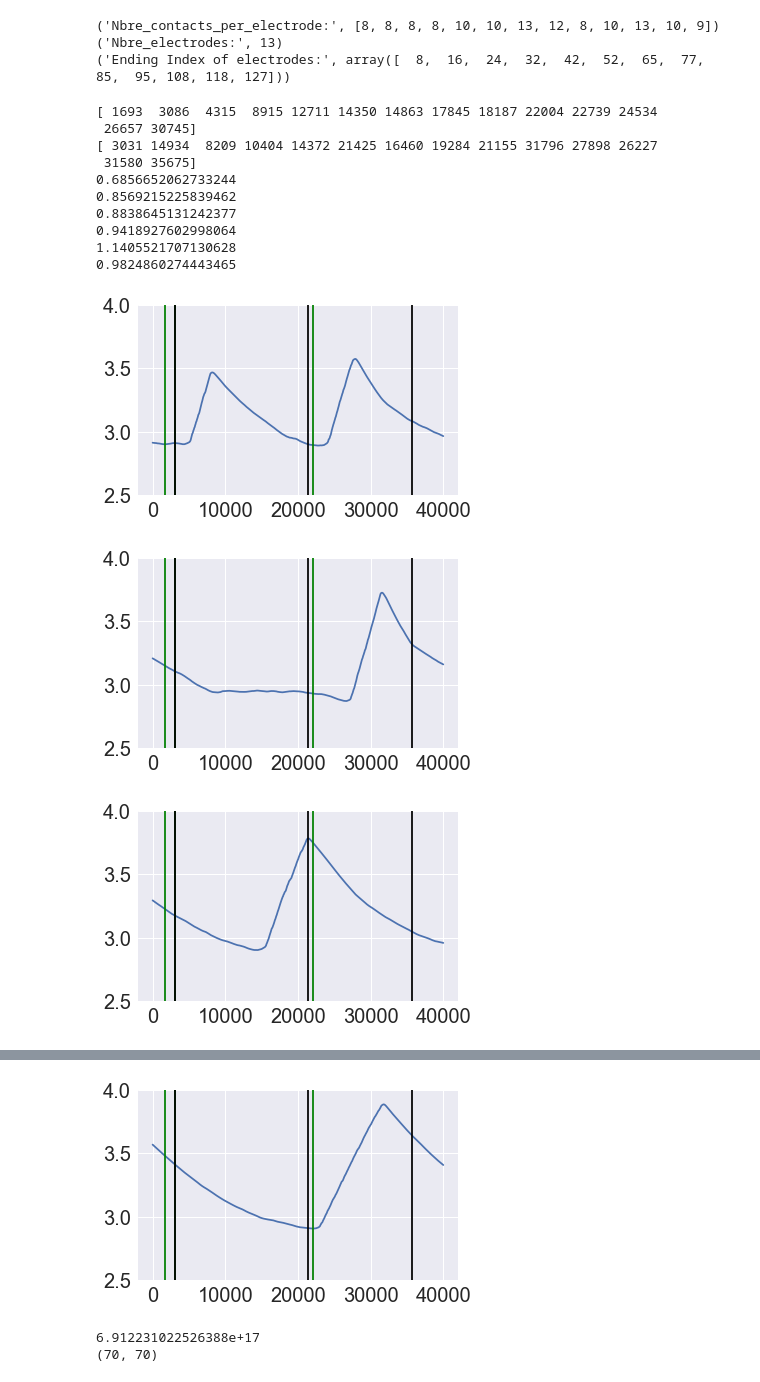
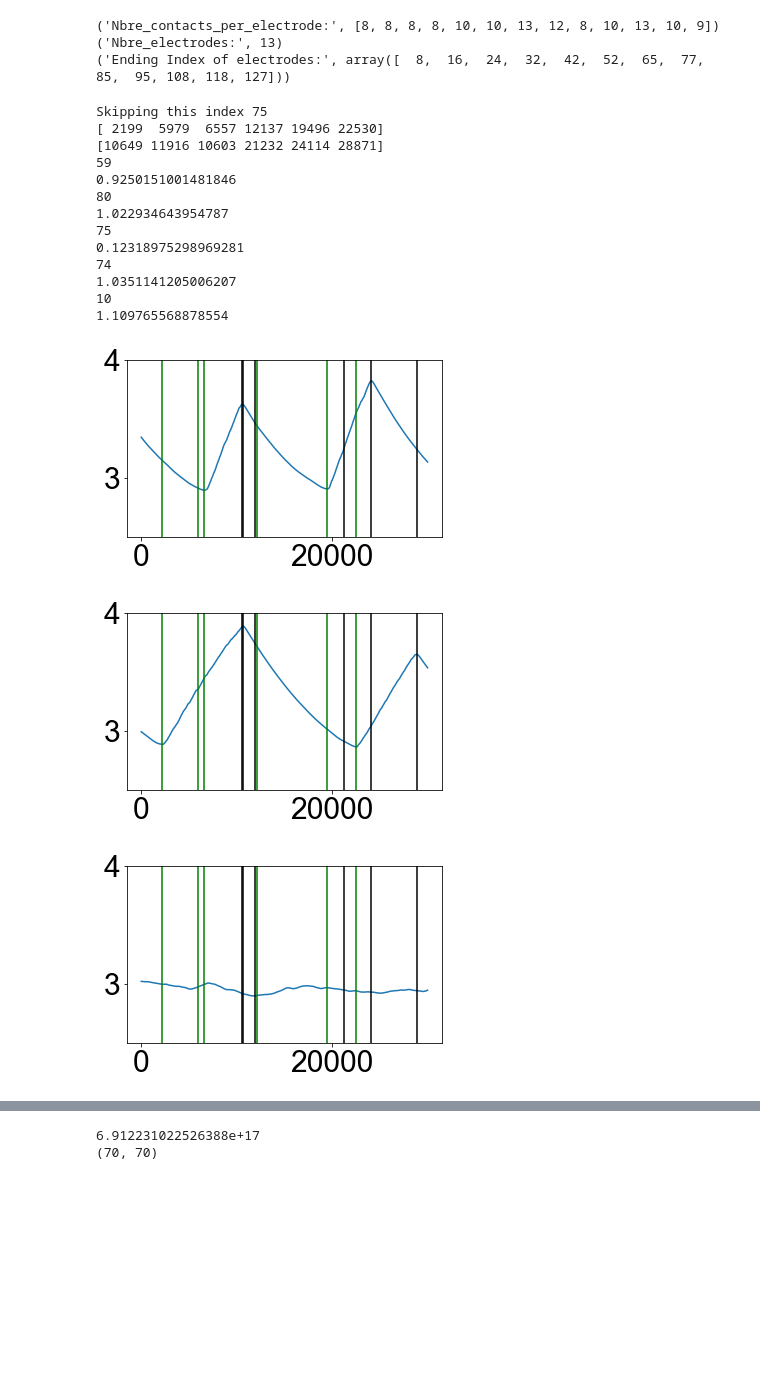
Before and after one commit to adam2392/tng_tvb, a Jupyter notebook: Main TVB Simulator Exp.ipynb, the cells around one changed output, grey strips where cells are left out. Cells and saved outputs as stored; diff of their text form; code cells hidden in the pictures; blank space fills up the shorter version.

```diff
--- a/Main TVB Simulator Exp.ipynb
+++ b/Main TVB Simulator Exp.ipynb
@@ -30,17 +30,17 @@ patient='id002_cj'
 patient = 'id003_cm'
 patient = 'id004_cv'
 patient = 'id005_et'
-patient = 'id006_fb'
-patient='id008_gc'
+# patient = 'id006_fb'
+# patient='id008_gc'
 # patient = 'id007_fo'
-patient = 'id009_il'
-patient = 'id010_js'
-patient = 'id011_ml'
-patient = 'id012_pc'
-patient ='id013_pg'
-patient = 'id014_rb'
-patient = 'id015_sf'
-expname = 'exp012'
+# patient = 'id009_il'
+# patient = 'id010_js'
+# patient = 'id011_ml'
+# patient = 'id012_pc'
+# patient ='id013_pg'
+# patient = 'id014_rb'
+# patient = 'id015_sf'
+# expname = 'exp012'
 
 metadatadir = os.path.join(root_dir, "metadata", patient)
 outputdatadir = os.path.join('/Users/adam2392/Documents/pydata/tvbforwardsim/', expname)
@@ -425,31 +437,38 @@ tsviz.plotvertlines(onsettimes=seizonsets, offsettimes=seizoffsets)
 # %%
 # get the onsettimes and offsettimes for ez/pz indices
 allindices = np.append(ezind, pzind, axis=0).astype(int)
 postprocessor = tvbsim.postprocess.PostProcessor(samplerate=_samplerate, allszindices=allindices)
-settimes = postprocessor.getonsetsoffsets(zts, allindices, lookahead=100, delta=0.2/5)# get the actual seizure times and offsets
+settimes = postprocessor.getonsetsoffsets(zts, allindices, lookahead=100, delta=0.2)# get the actual seizure times and offsets
 seizonsets, seizoffsets = postprocessor.getseiztimes(settimes, epsilon=0)
 
 for ind in allindices:
+    print(ind)
     print(np.ptp(zts[ind,:]))
     plt.figure()
     plt.plot(zts[ind,:])
+
+    seizonsets = settimes[:,0]
+    seizoffsets = settimes[:,1]
     for onset in seizonsets:
         plt.axvline(onset, color='green')
     for offset in seizoffsets:
         plt.axvline(offset, color='black')
     plt.ylim([2.5, 4.0])
     plt.tight_layout()
 # %% [output]
-[ 1693  3086  4315  8915 12711 14350 14863 17845 18187 22004 22739 24534
- 26657 30745]
-[ 3031 14934  8209 10404 14372 21425 16460 19284 21155 31796 27898 26227
- 31580 35675]
-0.6856652062733244
-0.8569215225839462
-0.8838645131242377
-0.9418927602998064
-1.1405521707130628
-0.9824860274443465
+Skipping this index 75
+[ 2199  5979  6557 12137 19496 22530]
+[10649 11916 10603 21232 24114 28871]
+59
+0.9250151001481846
+80
+1.022934643954787
+75
+0.12318975298969281
+74
+1.0351141205006207
+10
+1.109765568878554
-[figure, old version]
+[figure, new version]
-[figure, old version]
+[figure, new version]
-[figure, old version]
+[figure, new version]
@@ -458,4 +477,3 @@ for ind in allindices:
-[figure, removed]
 # %%
 winsizems = 2500
 corr = np.corrcoef(seegts[:, 0:winsizems])
```
Also changed, not shown: parts of 11 cells of this notebook, 2 other files.
